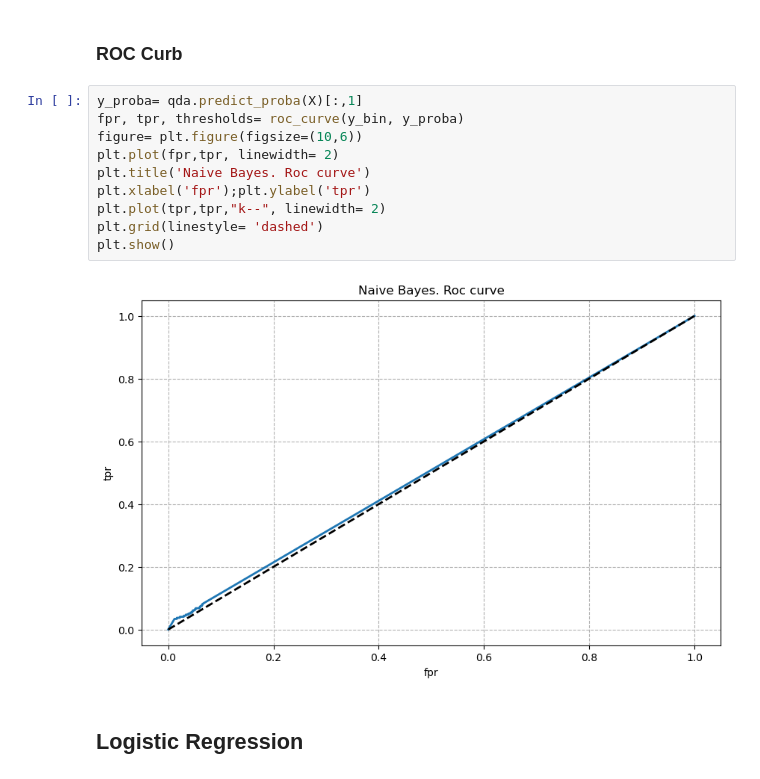
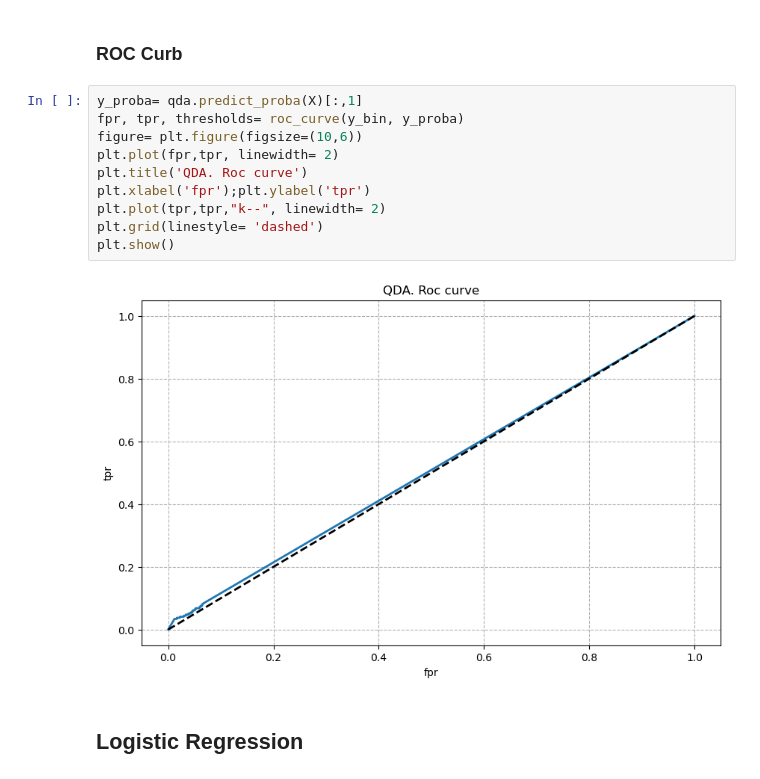
Before and after one commit to Guillaume-melis/Machine_Learning_S1, a Jupyter notebook: Old/old_tp.ipynb, the cells around one changed output. Saved outputs shown, nothing was run; the diff lists cells and outputs as text.

```diff
--- a/Old/old_tp.ipynb
+++ b/Old/old_tp.ipynb
@@ -626,15 +626,15 @@ plt.show()
 # %%
 y_proba= qda.predict_proba(X)[:,1]
 fpr, tpr, thresholds= roc_curve(y_bin, y_proba)
 figure= plt.figure(figsize=(10,6))
 plt.plot(fpr,tpr, linewidth= 2)
-plt.title('Naive Bayes. Roc curve')
+plt.title('QDA. Roc curve')
 plt.xlabel('fpr');plt.ylabel('tpr')
 plt.plot(tpr,tpr,"k--", linewidth= 2)
 plt.grid(linestyle= 'dashed')
 plt.show()
 # %% [output]
-[figure, old version]
+[figure, new version]
 # %% [markdown]
 ## Logistic Regression
 # %% [markdown]
```
Also changed, not shown: parts of 13 cells of this notebook.
